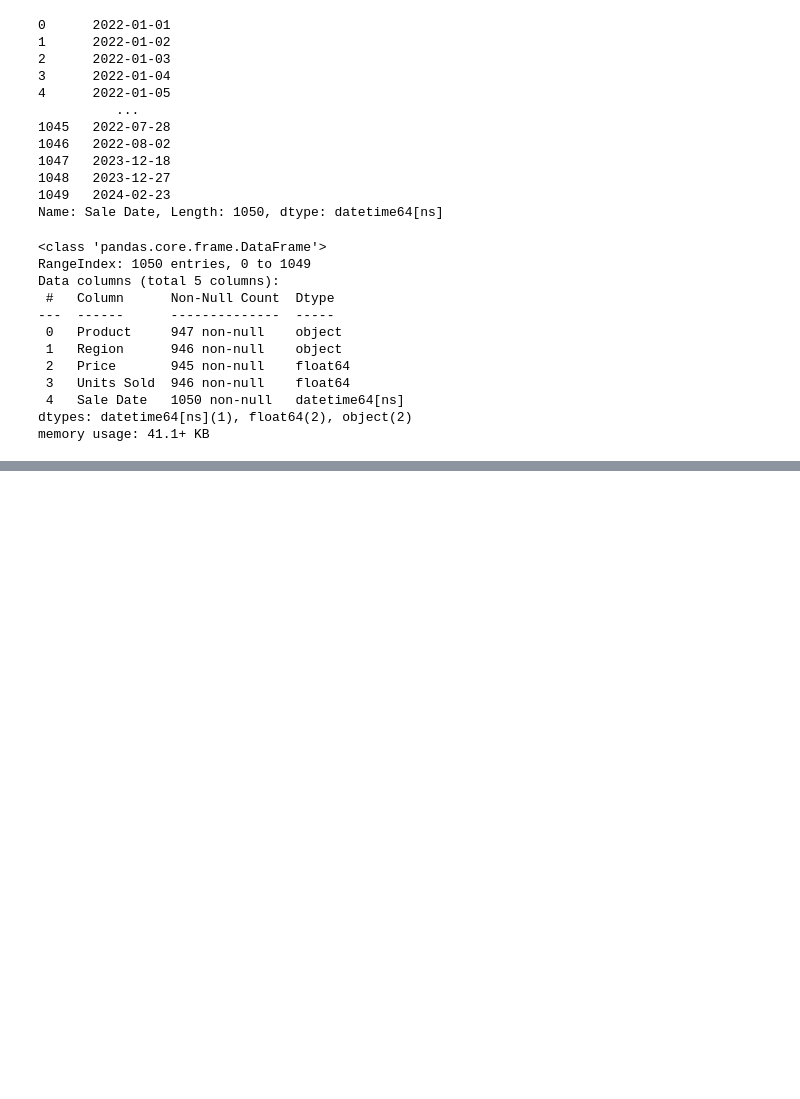
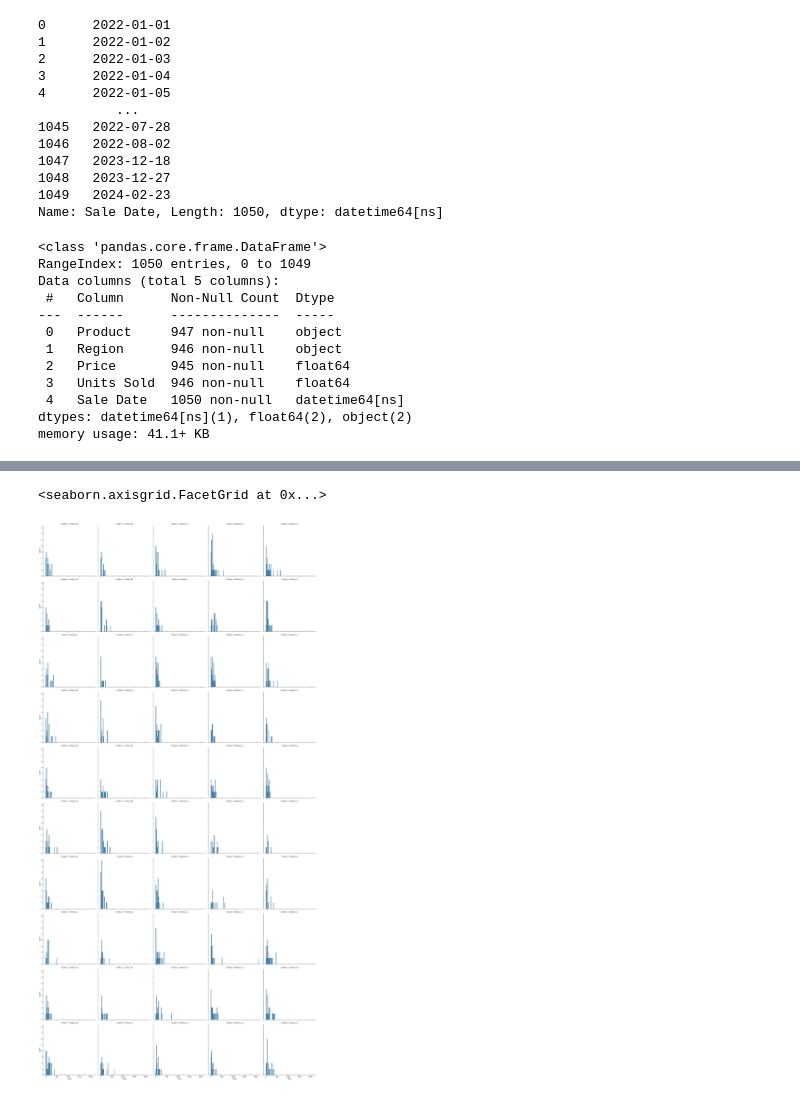
Before and after one commit to CodyDong/schulich_data_science, a Jupyter notebook: assignment1.ipynb, the cells around one changed output, grey strips where cells are left out. Saved outputs shown, nothing was run; the diff lists cells and outputs as text; code cells hidden in the pictures; blank space fills up the shorter version.

```diff
--- a/assignment1.ipynb
+++ b/assignment1.ipynb
@@ -75,0 +127,8 @@ memory usage: 41.1+ KB
+# %%
+sns.displot(x='Price',
+            col = 'Product',
+            col_wrap=5,
+            data = df)
+# %% [output]
+<seaborn.axisgrid.FacetGrid at 0x...>
+[figure, added]
```
Also changed, not shown: parts of 5 cells of this notebook.
